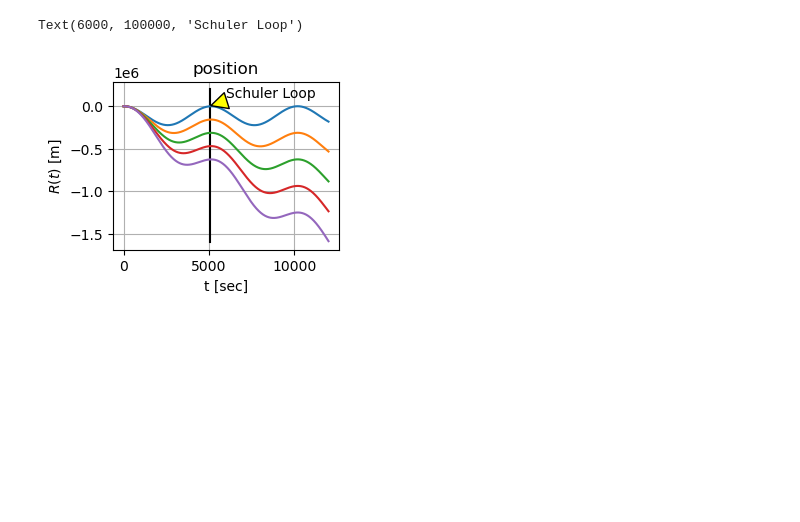
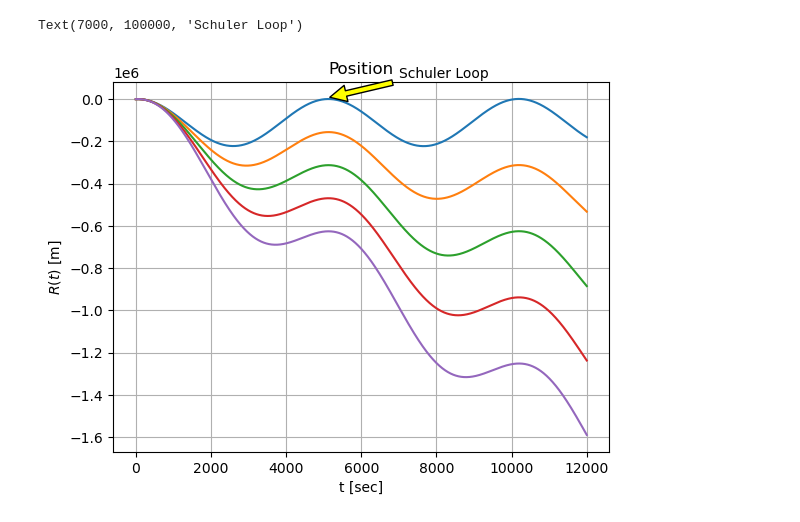
Before and after one commit to nsamartsev/kalman-filter, a Jupyter notebook: kalman_filter.ipynb, the cells around one changed output. Saved outputs shown, nothing was run; the diff lists cells and outputs as text; code cells hidden in the pictures; blank space fills up the shorter version.

```diff
--- a/kalman_filter.ipynb
+++ b/kalman_filter.ipynb
@@ -5,8 +6,9 @@ import matplotlib.pyplot as plt
 RAD_GRAD = 57.295779513
 GRAD_RAD = 0.0174532925
 
-GZ         = 9.8
-OMEGA_NULL = 0.00124
-T_END      = 12000
-STEP       = 1
+GZ = 9.8
+OMEGA_0 = 0.00124
+
+TIME_END = 12000
+TIME_INTERVAL = 1
 # %%
@@ -52,18 +75,16 @@ arr41, arr42, arr43 = estimate(100.0, 10.0, 1.0, 4.0, 0.0001)
 # %%
-plt.subplot(221)
-plt.title('position')
+plt.title('Position')
 plt.xlabel('t [sec]')
 plt.ylabel(r'$R(t)$ [m]')
-plt.plot([5046,5046],[-1600000,200000],'black')
 plt.plot(arr01)
 plt.plot(arr11)
 plt.plot(arr21)
 plt.plot(arr31)
 plt.plot(arr41)
 plt.grid(True)
 plt.annotate('Schuler Loop', xy=(5064,5064), xytext=(7000, 100000),
             arrowprops=dict(facecolor='yellow', shrink=0.05),)
 # %% [output]
-Text(6000, 100000, 'Schuler Loop')
+Text(7000, 100000, 'Schuler Loop')
-[figure, old version]
+[figure, new version]
 # %%
```
Also changed, not shown: parts of 8 cells of this notebook.
